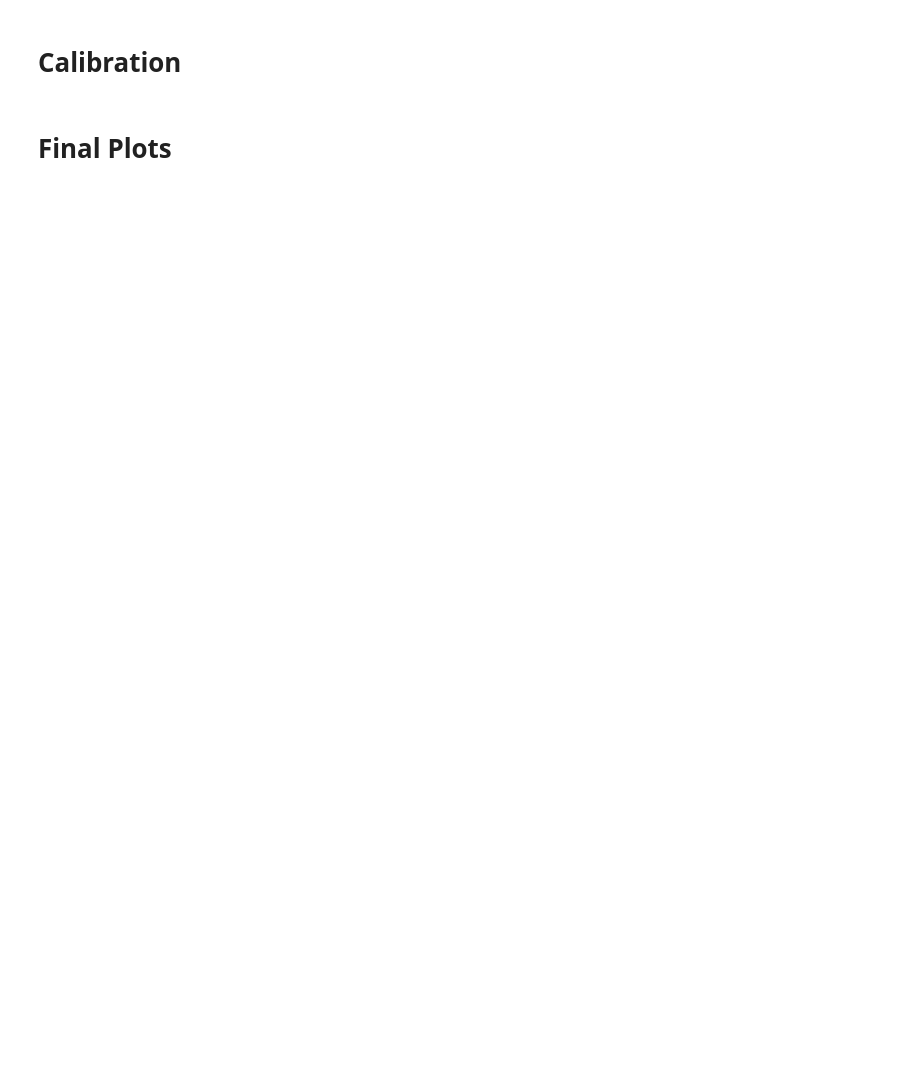
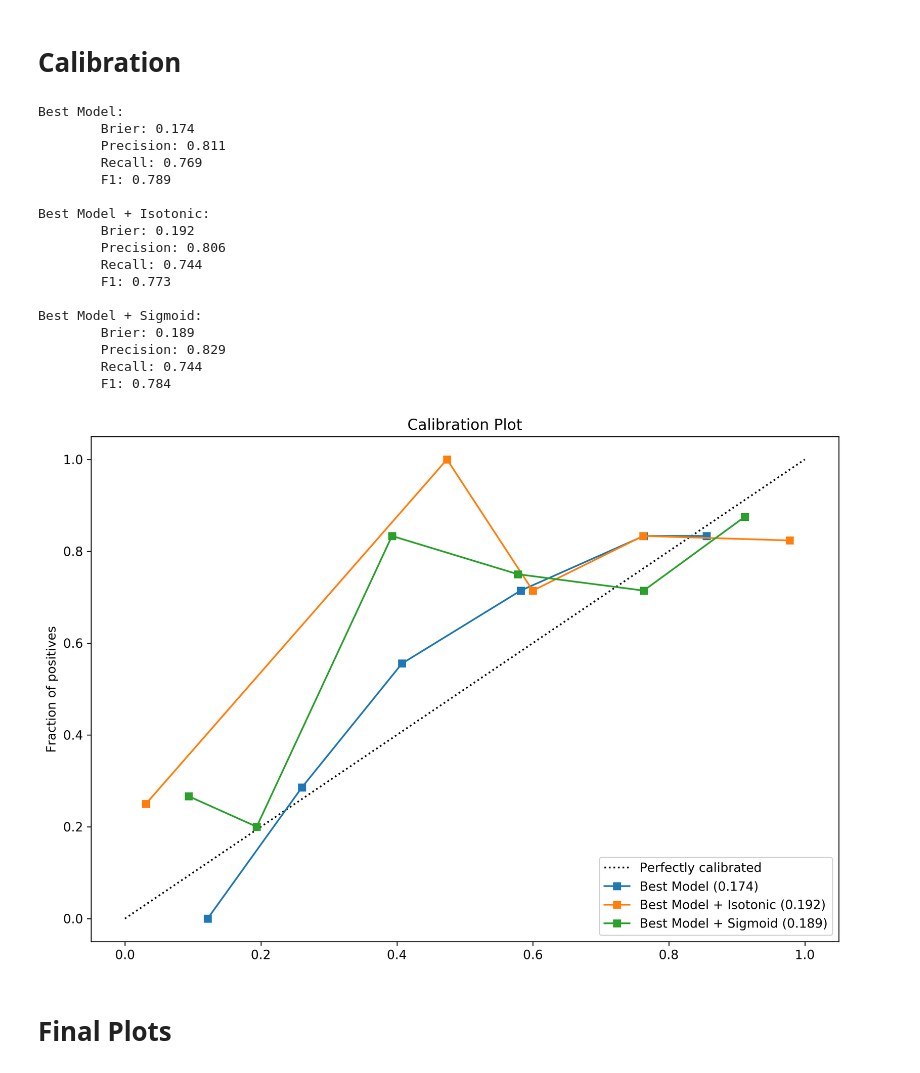
Before and after one commit to wesleyyeung/lvtres, a Jupyter notebook: train.ipynb, the cells around one changed output. Cells and saved outputs as stored; diff of their text form; code cells hidden in the pictures; blank space fills up the shorter version.

```diff
--- a/train.ipynb
+++ b/train.ipynb
@@ -699,34 +727,53 @@ def calibrate(model,x_train,y_train,x_test,y_test,cv,plot_only):
             clf_score = brier_score_loss(y_test, prob_pos, pos_label=1)
 
             print("%s:" % name)
             print("\tBrier: %1.3f" % (clf_score))
             print("\tPrecision: %1.3f" % precision_score(y_test, y_pred))
             print("\tRecall: %1.3f" % recall_score(y_test, y_pred))
             print("\tF1: %1.3f\n" % f1_score(y_test, y_pred))
 
             fraction_of_positives, mean_predicted_value = \
-                calibration_curve(y_test, prob_pos, n_bins=10)
+                calibration_curve(y_test, prob_pos, n_bins=6)
 
             ax1.plot(mean_predicted_value, fraction_of_positives, "s-",
                      label="%s (%1.3f)" % (name, clf_score))
 
             #ax2.hist(prob_pos, range=(0, 1), bins=10, label=name,
             #         histtype="step", lw=2)
 
         ax1.set_ylabel("Fraction of positives")
         ax1.set_ylim([-0.05, 1.05])
         ax1.legend(loc="lower right")
         ax1.set_title('Calibration Plot')
 
         #ax2.set_xlabel("Mean predicted value")
         #ax2.set_ylabel("Count")
         #ax2.legend(loc="upper center", ncol=2)
         plt.tight_layout()
 
     plot_calibration_curve(model, "Best Model", 1)
 
 
 calibrate(best_model,x_train,y_train,x_test,y_test,cv='prefit',plot_only=False)
+# %% [output]
+Best Model:
+        Brier: 0.174
+        Precision: 0.811
+        Recall: 0.769
+        F1: 0.789
+
+Best Model + Isotonic:
+        Brier: 0.192
+        Precision: 0.806
+        Recall: 0.744
+        F1: 0.773
+
+Best Model + Sigmoid:
+        Brier: 0.189
+        Precision: 0.829
+        Recall: 0.744
+        F1: 0.784
+[figure, added]
 # %% [markdown]
 # Final Plots
 # %%
```
Also changed, not shown: parts of 24 cells of this notebook, 10 other files.
